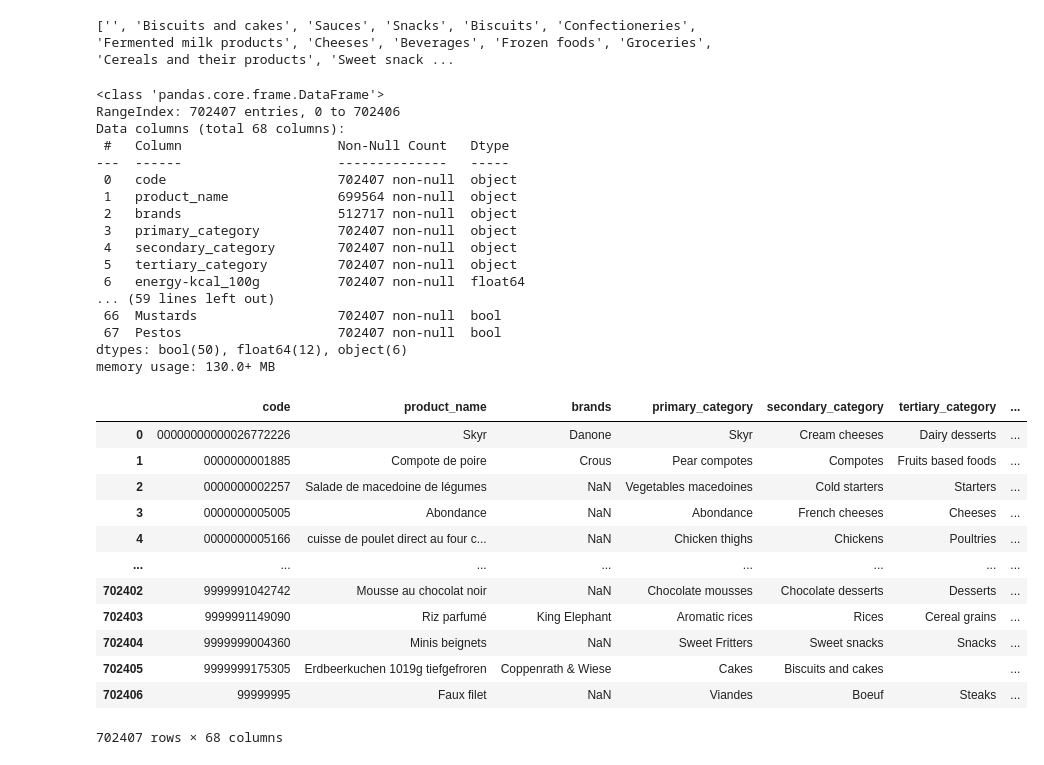
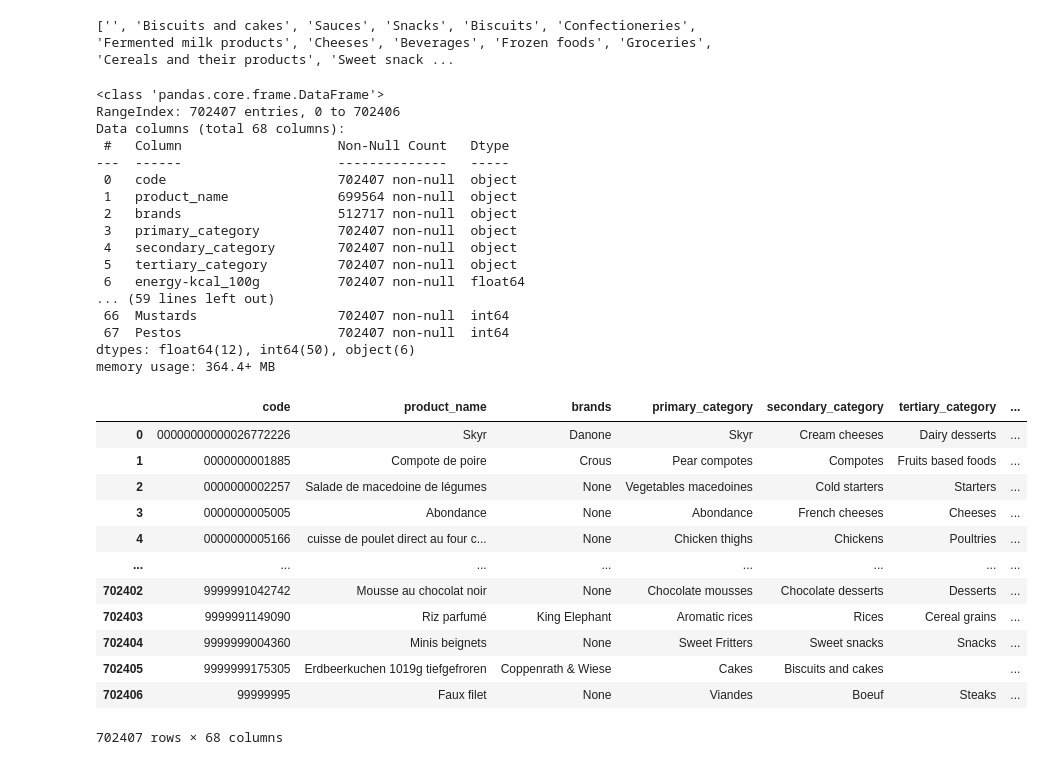
Before and after one commit to gabrielhermel/OC_DS_P3, a Jupyter notebook: Hermel_Gabriel_1_notebook_nettoyage_092022.ipynb, the cells around one changed output. Cells and saved outputs as stored; diff of their text form; code cells hidden in the pictures.

```diff
--- a/Hermel_Gabriel_1_notebook_nettoyage_092022.ipynb
+++ b/Hermel_Gabriel_1_notebook_nettoyage_092022.ipynb
@@ -704,7 +708,7 @@ products_df = pd.concat(
     [
         products_df,
         pd.DataFrame(
-            False, index=list(range(len(products_df.index))), columns=selected_categs
+            0, index=list(range(len(products_df.index))), columns=selected_categs
         ),
     ],
     axis=1,
@@ -724,51 +728,67 @@ Data columns (total 68 columns):
  5   tertiary_category         702407 non-null  object
  6   energy-kcal_100g          702407 non-null  float64
 ... (59 lines left out)
- 66  Mustards                  702407 non-null  bool
- 67  Pestos                    702407 non-null  bool
-dtypes: bool(50), float64(12), object(6)
-memory usage: 130.0+ MB
+ 66  Mustards                  702407 non-null  int64
+ 67  Pestos                    702407 non-null  int64
+dtypes: float64(12), int64(50), object(6)
+memory usage: 364.4+ MB
 # %%
 if not os.path.isfile("products_df5.ftr"):
 
-    def one_hot_categ(row, categ):
-        if (
-            row["primary_category"] == categ
-            or row["secondary_category"] == categ
-            or row["tertiary_category"] == categ
-        ):
-            row[categ] = True
+    # def one_hot_categ(row, categ):
+    #     if (
+    #         row["primary_category"] == categ
+    #         or row["secondary_category"] == categ
+    #         or row["tertiary_category"] == categ
+    #     ):
+    #         row[categ] = 1
+    #     return row
+
+    # def apply_ohc(categs, working_df):
+    #     for categ in categs:
+    #         working_df = working_df.apply(one_hot_categ, args=(categ,), axis=1)
+    #     return working_df
+
+    def one_hot_categ(row):
+        if row["primary_category"] in selected_categs:
+            row[row["primary_category"]] = 1
+        elif row["secondary_category"] in selected_categs:
+            row[row["secondary_category"]] = 1
+        elif row["tertiary_category"] in selected_categs:
+            row[row["tertiary_category"]] = 1
         return row
 
-    def apply_ohc(categs, working_df):
-        for categ in categs:
-            working_df = working_df.apply(one_hot_categ, args=(categ,), axis=1)
-        return working_df
+    products_df = products_df.apply(one_hot_categ, axis=1)
+
+    # def apply_one_hot_categ(working_df):
+    #     working_df.apply(one_hot_categ, axis=1)
+    #     return working_df
 
     # does not work on single core single thread machines
-    workers = int(mp.cpu_count() * 0.75)
-    products_df_chunks = np.array_split(products_df, workers)
-    with mp.Pool(workers) as pool:
-        products_df = pd.concat(
-            pool.map(partial(apply_ohc, selected_categs), products_df_chunks)
-        )
+    # workers = int(mp.cpu_count() * 0.75)
+    # products_df_chunks = np.array_split(products_df, workers)
+    # with mp.Pool(workers) as pool:
+    #     products_df = pd.concat(
+    #         # pool.map(partial(apply_ohc, selected_categs), products_df_chunks)
+    #         pool.map(apply_one_hot_categ, products_df_chunks)
+    #     )
     products_df.to_feather("products_df5.ftr")
 else:
     products_df = pd.read_feather("products_df5.ftr")
 
 with pd.option_context("display.max_columns", None):
     display(products_df)
 # %% [output]
 |  | code | product_name | brands | primary_category | secondary_category | tertiary_category | ... |
 | 0 | 00000000000026772226 | Skyr | Danone | Skyr | Cream cheeses | Dairy desserts | ... |
 | 1 | 0000000001885 | Compote de poire | Crous | Pear compotes | Compotes | Fruits based foods | ... |
-| 2 | 0000000002257 | Salade de macedoine de légumes | NaN | Vegetables macedoines | Cold starters | Starters | ... |
-| 3 | 0000000005005 | Abondance | NaN | Abondance | French cheeses | Cheeses | ... |
-| 4 | 0000000005166 | cuisse de poulet direct au four c... | NaN | Chicken thighs | Chickens | Poultries | ... |
+| 2 | 0000000002257 | Salade de macedoine de légumes | None | Vegetables macedoines | Cold starters | Starters | ... |
+| 3 | 0000000005005 | Abondance | None | Abondance | French cheeses | Cheeses | ... |
+| 4 | 0000000005166 | cuisse de poulet direct au four c... | None | Chicken thighs | Chickens | Poultries | ... |
 | ... | ... | ... | ... | ... | ... | ... | ... |
-| 702402 | 9999991042742 | Mousse au chocolat noir | NaN | Chocolate mousses | Chocolate desserts | Desserts | ... |
+| 702402 | 9999991042742 | Mousse au chocolat noir | None | Chocolate mousses | Chocolate desserts | Desserts | ... |
 | 702403 | 9999991149090 | Riz parfumé | King Elephant | Aromatic rices | Rices | Cereal grains | ... |
-| 702404 | 9999999004360 | Minis beignets | NaN | Sweet Fritters | Sweet snacks | Snacks | ... |
+| 702404 | 9999999004360 | Minis beignets | None | Sweet Fritters | Sweet snacks | Snacks | ... |
 | 702405 | 9999999175305 | Erdbeerkuchen 1019g tiefgefroren | Coppenrath & Wiese | Cakes | Biscuits and cakes |  | ... |
-| 702406 | 99999995 | Faux filet | NaN | Viandes | Boeuf | Steaks | ... |
+| 702406 | 99999995 | Faux filet | None | Viandes | Boeuf | Steaks | ... |
 702407 rows × 68 columns
```
Also changed, not shown: parts of 9 cells of this notebook.
